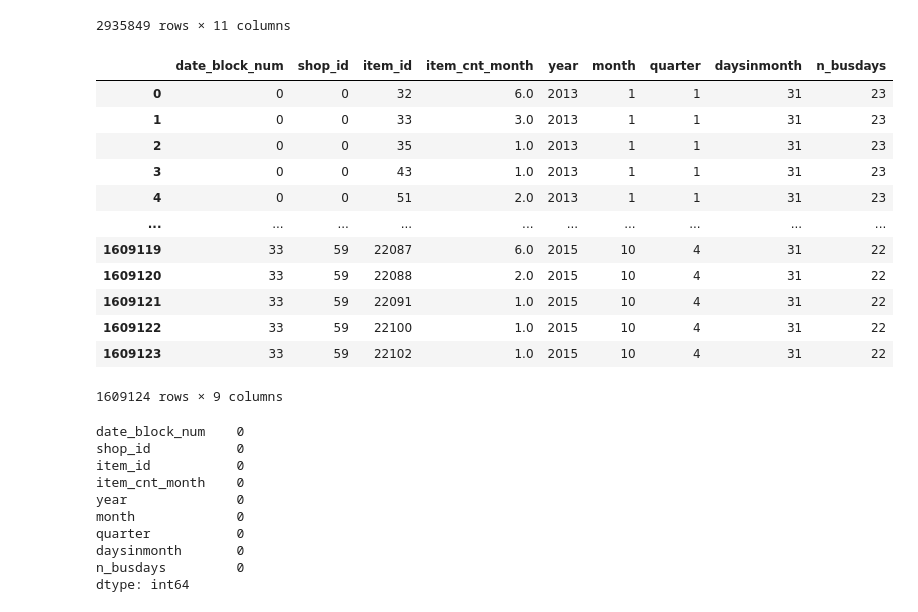
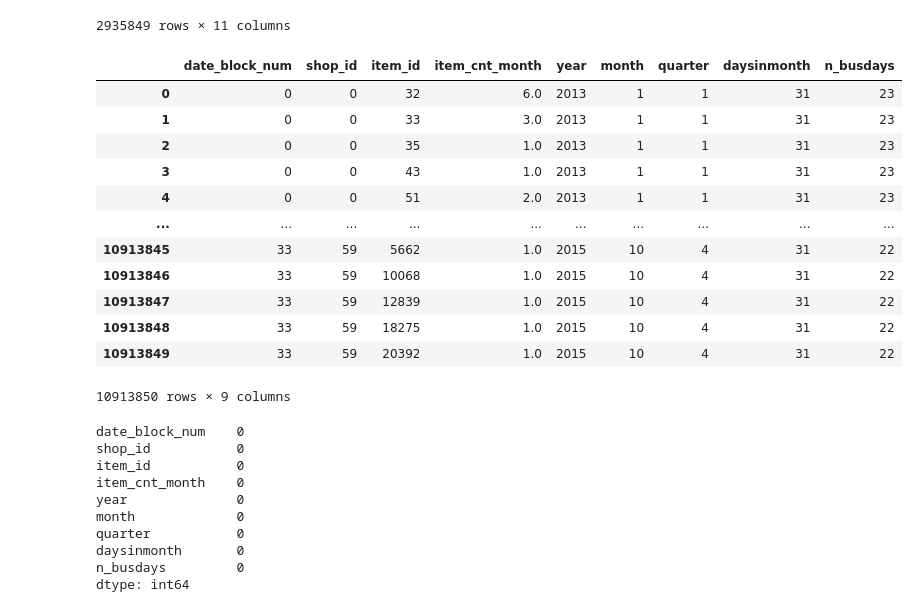
Before and after one commit to ShupeiLi/predict-future-sales, a Jupyter notebook: kt_models.ipynb, the cells around one changed output. Drawn from its saved outputs; the diff is of its cells as text; code cells hidden in the pictures.

```diff
--- a/kt_models.ipynb
+++ b/kt_models.ipynb
@@ -205,15 +205,15 @@ train_g
 | 1609123 | 33 | 59 | 22102 | 1.0 |
 1609124 rows × 4 columns
 # %%
-# from itertools import product
+from itertools import product
 
-# zeros = []
-# for i in range(34):
-#     sales = train_g[train_g['date_block_num']==i]
-#     zeros.append(np.array(list(product([i], sales.shop_id.unique(), sales.item_id.unique())), dtype='int16'))
+zeros = []
+for i in range(34):
+    sales = train_g[train_g['date_block_num']==i]
+    zeros.append(np.array(list(product([i], sales.shop_id.unique(), sales.item_id.unique())), dtype='int16'))
 
-# zeros = pd.DataFrame(np.vstack(zeros), columns=['date_block_num','shop_id','item_id'])
+zeros = pd.DataFrame(np.vstack(zeros), columns=['date_block_num','shop_id','item_id'])
 
-# train_g = train_g.merge(zeros, on=['date_block_num','shop_id','item_id'], how="right")
-# train_g = train_g.fillna(0)
-# train_g.isna().sum()
+train_g = zeros.merge(train_g, on=['date_block_num', 'shop_id', 'item_id'], how="left")
+train_g = train_g.fillna(0)
+train_g.isna().sum()
@@ -536,25 +542,25 @@ train
 | 2935848 | 2015-10-03 | 33 | 25 | 7460 | 299.00 | 1.0 | 2015 | 10 | 4 | ... |
 2935849 rows × 11 columns
 # %%
-train_date = train.loc[:, ['date_block_num', 'shop_id', 'item_id', 'year', 'month',
+train_date = train.loc[:, ['date_block_num', 'year', 'month',
                            'quarter', 'daysinmonth', 'n_busdays']]
-train_date = train_date.groupby(by=['date_block_num', 'shop_id', 'item_id']).median().astype(int).reset_index()
-train_g = train_g.merge(train_date, on=['date_block_num', 'shop_id', 'item_id'], how='left')
+train_date = train_date.groupby(by=['date_block_num']).median().astype(int).reset_index()
+train_g = train_g.merge(train_date, on=['date_block_num'], how='left')
 train_g
 # %% [output]
 |  | date_block_num | shop_id | item_id | item_cnt_month | year | month | quarter | daysinmonth | n_busdays |
 | 0 | 0 | 0 | 32 | 6.0 | 2013 | 1 | 1 | 31 | 23 |
 | 1 | 0 | 0 | 33 | 3.0 | 2013 | 1 | 1 | 31 | 23 |
 | 2 | 0 | 0 | 35 | 1.0 | 2013 | 1 | 1 | 31 | 23 |
 | 3 | 0 | 0 | 43 | 1.0 | 2013 | 1 | 1 | 31 | 23 |
 | 4 | 0 | 0 | 51 | 2.0 | 2013 | 1 | 1 | 31 | 23 |
 | ... | ... | ... | ... | ... | ... | ... | ... | ... | ... |
-| 1609119 | 33 | 59 | 22087 | 6.0 | 2015 | 10 | 4 | 31 | 22 |
-| 1609120 | 33 | 59 | 22088 | 2.0 | 2015 | 10 | 4 | 31 | 22 |
-| 1609121 | 33 | 59 | 22091 | 1.0 | 2015 | 10 | 4 | 31 | 22 |
-| 1609122 | 33 | 59 | 22100 | 1.0 | 2015 | 10 | 4 | 31 | 22 |
-| 1609123 | 33 | 59 | 22102 | 1.0 | 2015 | 10 | 4 | 31 | 22 |
+| 10913845 | 33 | 59 | 5662 | 1.0 | 2015 | 10 | 4 | 31 | 22 |
+| 10913846 | 33 | 59 | 10068 | 1.0 | 2015 | 10 | 4 | 31 | 22 |
+| 10913847 | 33 | 59 | 12839 | 1.0 | 2015 | 10 | 4 | 31 | 22 |
+| 10913848 | 33 | 59 | 18275 | 1.0 | 2015 | 10 | 4 | 31 | 22 |
+| 10913849 | 33 | 59 | 20392 | 1.0 | 2015 | 10 | 4 | 31 | 22 |
-1609124 rows × 9 columns
+10913850 rows × 9 columns
 # %%
 train_g.isna().sum()
 # %% [output]
```
Also changed, not shown: parts of 23 cells of this notebook.
